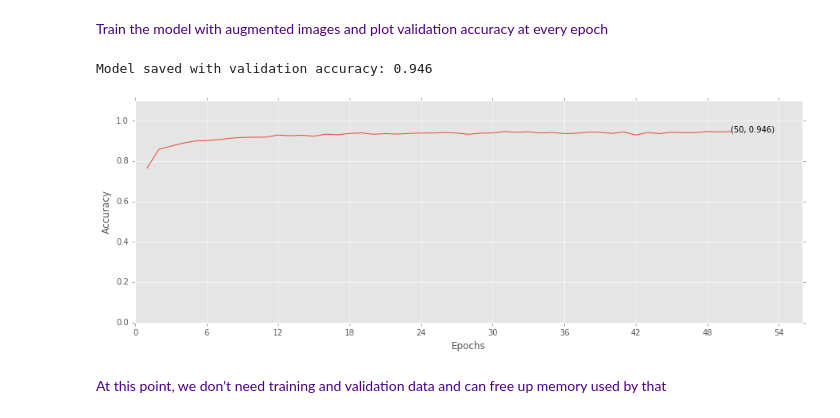
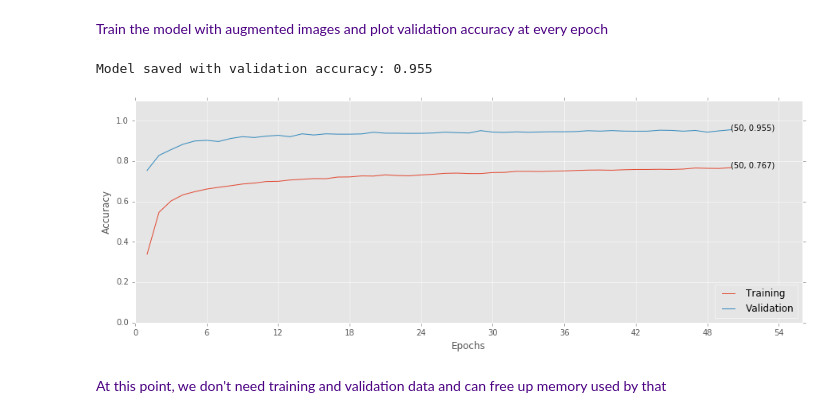
Before and after one commit to rajatsharma01/CarND-Traffic-Sign-Classifier-Project, a Jupyter notebook: Traffic_Sign_Classifier.ipynb, the cells around one changed output. Drawn from its saved outputs; the diff is of its cells as text; code cells hidden in the pictures.

Commit message:
Fixing top 5 softmax probability computation Adding training accuracy to the plot along with validation

```diff
--- a/Traffic_Sign_Classifier.ipynb
+++ b/Traffic_Sign_Classifier.ipynb
@@ -525,7 +525,13 @@ from IPython import display
 import matplotlib.ticker as ticker
 from math import ceil
 
-accuracy_list = []
+train_accuracy_list = []
+valid_accuracy_list = []
+
+def _plot(ax, x, y, _label):
+    ax.plot(x, y, label=_label)
+    ax.annotate("({}, {:.3f})".format(x[-1], y[-1]), xy=(x[-1], y[-1]))
+
 def plot_accuracy(fig, ax):
     ax.clear()
     ax.set_ylim(0, 1.1)
@@ -533,10 +539,10 @@ def plot_accuracy(fig, ax):
     ax.set_ylabel('Accuracy')
     ax.set_xlabel('Epochs')
     ax.xaxis.set_major_locator(ticker.MaxNLocator(integer=True))
-    x = np.arange(1, len(accuracy_list)+1)
-    y = accuracy_list
-    ax.plot(x, y)
-    ax.annotate("({}, {:.3f})".format(x[-1], y[-1]), xy=(x[-1], y[-1]))
+    x = np.arange(1, len(train_accuracy_list)+1)
+    _plot(ax, x, train_accuracy_list, 'Training')
+    _plot(ax, x, valid_accuracy_list, 'Validation')
+    plt.legend(loc='lower right')
     display.display(fig)
     display.clear_output(wait=True)
 # %% [markdown]
@@ -575,39 +581,46 @@ with model_graph.as_default():
 from sklearn.utils import shuffle
 
 with tf.Session(graph=model_graph, config=config) as sess:
     sess.run(tf.global_variables_initializer())
     num_examples = len(X_train)
 
     fig = plt.figure(figsize=(15, 5))
     ax = fig.add_subplot(1,1,1)
-    accuracy_list.clear()
+    train_accuracy_list.clear()
+    valid_accuracy_list.clear()
     print('Training model...')
     print()
 
     #X_train_data, y_train_data = (X_train, y_train)
     X_train_input, y_train_input = (X_train_aug, y_train_aug)
     for i in range(EPOCHS):
         # Shuffle the inputs
         X_train_input, y_train_input = shuffle(X_train_input, y_train_input)
+        batch_accuracies = []
         for offset in range(0, num_examples, BATCH_SIZE):
             batch_x, batch_y = X_train_input[offset:offset+BATCH_SIZE], y_train_input[offset:offset+BATCH_SIZE]
-            sess.run(training_operation, feed_dict={x:batch_x, y:batch_y, is_training:True})
+            batch_accuracy, _ = sess.run([accuracy_operation, training_operation],
+                                         feed_dict={x:batch_x, y:batch_y, is_training:True})
+            batch_accuracies.append(batch_accuracy)
+
+        # Training accurary on training data set
+        train_accuracy_list.append(np.mean(batch_accuracies))
 
         # Validate accuracy on validation data set
         validation_accuracy = evaluate(X_valid, y_valid)
-        accuracy_list.append(validation_accuracy)
+        valid_accuracy_list.append(validation_accuracy)
         plot_accuracy(fig, ax)
 
     # Finally save the preciously trained parameters
     try:
         saver
     except NameError:
         saver = tf.train.Saver()
     saver.save(sess, save_path="./lenet")
-    print("Model saved with validation accuracy: {:.3f}".format(accuracy_list[-1]))
+    print("Model saved with validation accuracy: {:.3f}".format(valid_accuracy_list[-1]))
 # %% [output]
-Model saved with validation accuracy: 0.946
+Model saved with validation accuracy: 0.955
-[figure, old version]
+[figure, new version]
 # %% [markdown]
 <span style="color:indigo">At this point, we don't need training and validation data and can free up memory used by that</span>
 # %%
```
Also changed, not shown: parts of 8 cells of this notebook, 3 other files.
